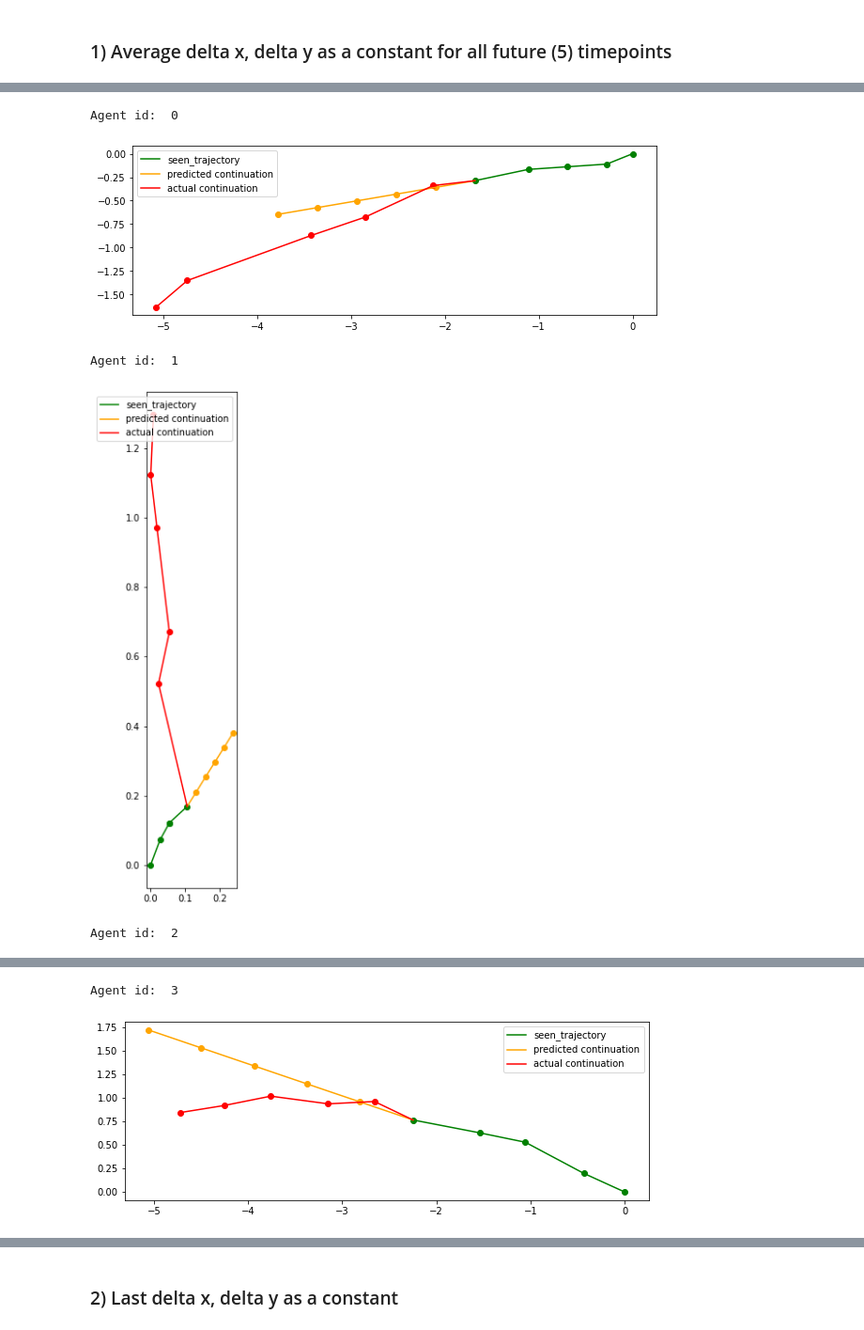
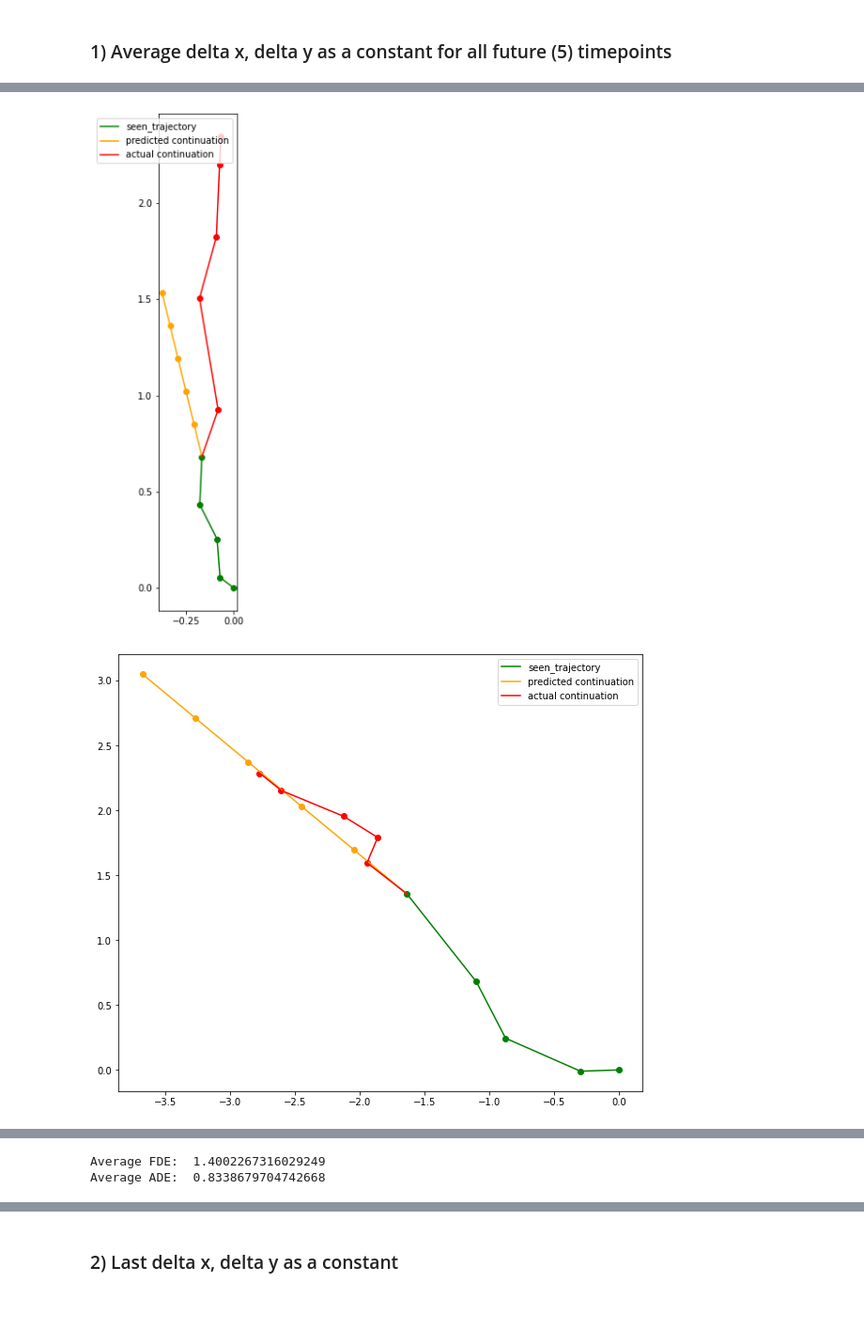
Before and after one commit to karlriis/trajectory-forecasting, a Jupyter notebook: Baselines.ipynb, the cells around one changed output, grey strips where cells are left out. Shown at 94% size. Cells and saved outputs as stored; diff of their text form; code cells hidden in the pictures; blank space fills up the shorter version.

```diff
--- a/Baselines.ipynb
+++ b/Baselines.ipynb
@@ -88,20 +88,23 @@ def calculate_error(pred_x, pred_y, test_x, test_y):
     final_displacement_y = pred_y[-1] - test_y[-1]
     FDE = np.sqrt(final_displacement_x**2 + final_displacement_y**2)
 
-    # MSE
-    abs_error_x = pred_x - test_x
-    abs_error_y = pred_y - test_y
+    # ADE
+    total_displacement_error = 0
+    for point_idx in range(len(test_x)):
+        displacement_error = np.sqrt((pred_x[point_idx] - test_x[point_idx])**2 + (pred_y[point_idx] - test_y[point_idx])**2)
+        total_displacement_error += displacement_error
 
-    MSE = np.mean(np.square(abs_error_x)) + np.mean(np.square(abs_error_y))
+    ADE = total_displacement_error/len(pred_x)
 
-    return FDE, MSE
+    return FDE, ADE
 # %% [markdown]
 # Experiments
 # %% [markdown]
 ### 1) Average delta x, delta y as a constant for all future (5) timepoints
 # %%
-for agent_id in agent_ids[:10]:
-    print("Agent id: ", agent_id)
+tot_FDE = []
+tot_ADE = []
+for agent_id in agent_ids:
     x_data, y_data, max_train_idx = agent_data(data, agent_id)
     #random_start_idx = np.random.randint(0, max_train_idx)
     random_start_idx = 0
@@ -116,6 +119,13 @@ for agent_id in agent_ids[:10]:
     pred_x = [sample_x[-1] + i*avg_vel_x for i in range(1, 6)]
     pred_y = [sample_y[-1] + i*avg_vel_y for i in range(1, 6)]
 
-    plot_predictions(sample_x, sample_y, test_x, test_y, pred_x, pred_y)
+    if agent_id < 10:
+        plot_predictions(sample_x, sample_y, test_x, test_y, pred_x, pred_y)
+
+    fde, ade = calculate_error(pred_x, pred_y, test_x, test_y)
+    tot_FDE.append(fde)
+    tot_ADE.append(ade)
     #plot_whole_trajectories(x_data, y_data, pred_x, pred_y, random_start_idx)
+print("Average FDE: ", np.mean(tot_FDE))
+print("Average ADE: ", np.mean(tot_ADE))
 # %% [output]
@@ -121,0 +137,2 @@ for agent_id in agent_ids[:10]:
+[figure]
+[figure, added]
@@ -122,5 +142,2 @@ for agent_id in agent_ids[:10]:
-Agent id:  0
+Average FDE:  1.4002267316029249
+Average ADE:  0.8338679704742668
-[figure]
-Agent id:  1
-[figure]
-Agent id:  2
@@ -128,2 +143,0 @@ Agent id:  2
-Agent id:  3
-[figure]
```
Also changed, not shown: parts of 3 cells of this notebook.
